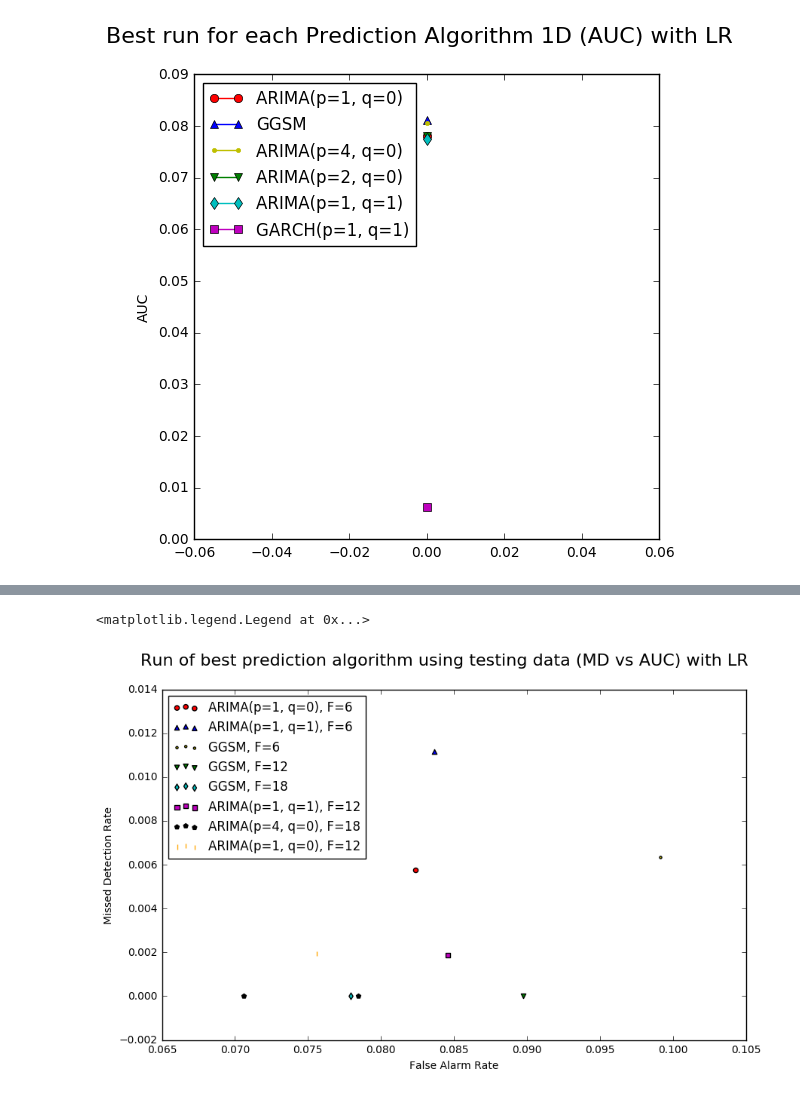
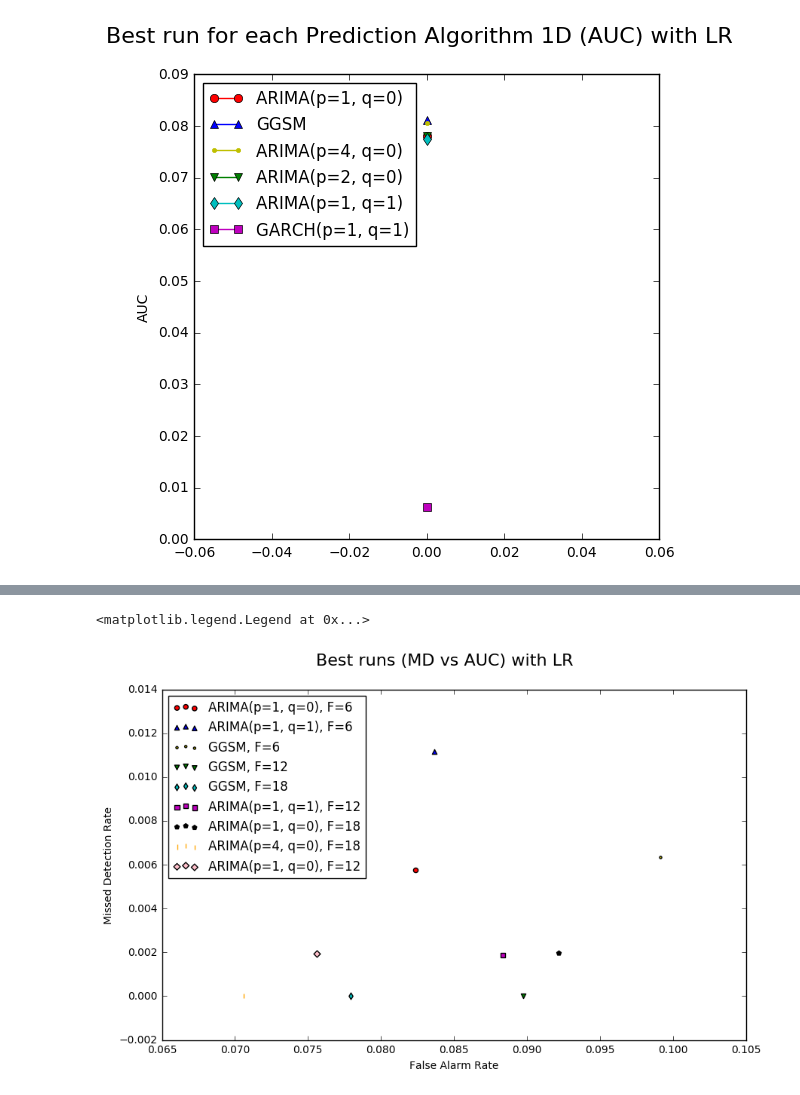
Before and after one commit to fedep3/sdl, a Jupyter notebook: LR Prediction Results.ipynb, the cells around one changed output, grey strips where cells are left out. Saved outputs shown, nothing was run; the diff lists cells and outputs as text; code cells hidden in the pictures.

```diff
--- a/LR Prediction Results.ipynb
+++ b/LR Prediction Results.ipynb
@@ -243,10 +297,10 @@ r = [
  'Model=ARIMA(p=4, q=0), Past Prediction Horizon=48, Future Prediction Horizon=18, Threshold=3.925, FA=0.0705882352941, MD=0.0',
  'Model=ARIMA(p=1, q=0), Past Prediction Horizon=48, Future Prediction Horizon=12, Threshold=3.775, FA=0.0755813953488, MD=0.00193798449612',
  'Model=GGSM, Past Prediction Horizon=96, Future Prediction Horizon=18, Threshold=3.275, FA=0.0779220779221, MD=0.0',
- 'Model=ARIMA(p=4, q=0), Past Prediction Horizon=48, Future Prediction Horizon=18, Threshold=3.775, FA=0.078431372549, MD=0.0',
- 'Model=ARIMA(p=1, q=1), Past Prediction Horizon=32, Future Prediction Horizon=12, Threshold=3.575, FA=0.0845864661654, MD=0.00187969924812',
  'Model=ARIMA(p=1, q=0), Past Prediction Horizon=48, Future Prediction Horizon=6, Threshold=3.925, FA=0.0823754789272, MD=0.00574712643678',
  'Model=GGSM, Past Prediction Horizon=96, Future Prediction Horizon=12, Threshold=3.625, FA=0.0897435897436, MD=0.0',
+ 'Model=ARIMA(p=1, q=1), Past Prediction Horizon=32, Future Prediction Horizon=12, Threshold=3.525, FA=0.0883458646617, MD=0.00187969924812',
+ 'Model=ARIMA(p=1, q=0), Past Prediction Horizon=48, Future Prediction Horizon=18, Threshold=3.775, FA=0.0921568627451, MD=0.00196078431373',
  'Model=ARIMA(p=1, q=1), Past Prediction Horizon=32, Future Prediction Horizon=6, Threshold=3.825, FA=0.0836431226766, MD=0.0111524163569',
  'Model=GGSM, Past Prediction Horizon=96, Future Prediction Horizon=6, Threshold=3.875, FA=0.0991561181435, MD=0.00632911392405'
 ]
@@ -261,32 +315,32 @@ for line in r:
         algorithm = toks[0].replace('Model=', '') + ', ' + toks[1] + ', F=' + toks[3].split('=')[1]
 
     if algorithm not in algorithm_results:
         algorithm_results[algorithm] = []
 
     if len(toks) == 6:
         algorithm_results[algorithm].append(map(lambda t: float(t.split('=')[1]), toks[4:]))
     else:
         algorithm_results[algorithm].append(map(lambda t: float(t.split('=')[1]), toks[5:]))
 
 fig = plt.figure(figsize=(10, 6))
-fig.suptitle('Run of best prediction algorithm using testing data (MD vs AUC) with LR', fontsize=16)
+fig.suptitle('Best runs (MD vs AUC) with LR', fontsize=16)
 ax = fig.add_subplot(111)
 ax.set_xlabel('False Alarm Rate')
 ax.set_ylabel('Missed Detection Rate')
 
 colors_and_markers = [('r', 'o'), ('b', '^'), ('y', '.'), ('g', 'v'),
                       ('c', 'd'), ('m', 's'), ('k', 'p'), ('#FFA500', '|'), ('#FFC0CB', 'D')]
 count = 0
 print
 for algorithm, algorithm_result in algorithm_results.iteritems():
     x = [r[0] for r in algorithm_result]
     y = [r[1] for r in algorithm_result]
 
     c, m = colors_and_markers[count]
     count += 1
     ax.scatter(x, y, c=c, marker=m, label=algorithm)
 
 plt.legend(loc='upper left')
 # %% [output]
 <matplotlib.legend.Legend at 0x...>
-[figure, old version]
+[figure, new version]
```
Also changed, not shown: parts of 4 cells of this notebook, 3 other files.
